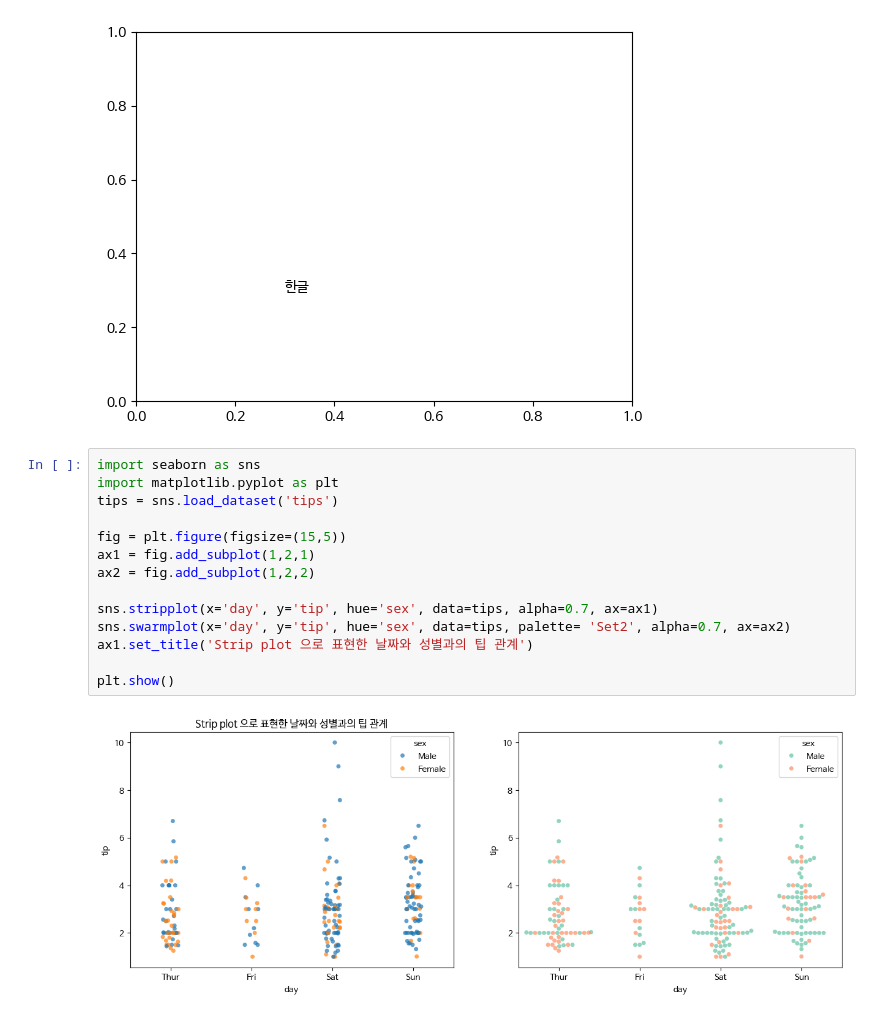
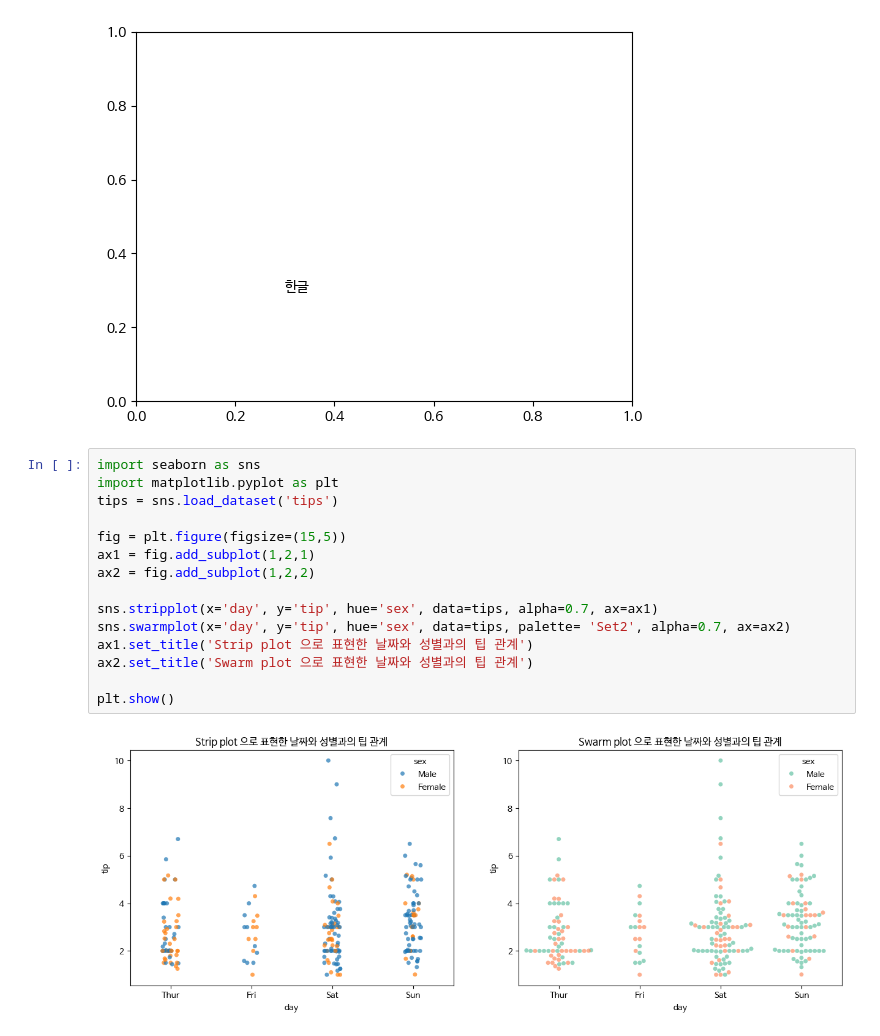
Before and after one commit to pmj8298/python1, a Jupyter notebook: python11_시본(팁문화분석).ipynb, the cells around one changed output. Drawn from its saved outputs; the diff is of its cells as text.

```diff
--- a/python11_시본(팁문화분석).ipynb
+++ b/python11_시본(팁문화분석).ipynb
@@ -68,16 +68,17 @@ Text(0.3, 0.3, '한글')
 # %%
 import seaborn as sns
 import matplotlib.pyplot as plt
 tips = sns.load_dataset('tips')
 
 fig = plt.figure(figsize=(15,5))
 ax1 = fig.add_subplot(1,2,1)
 ax2 = fig.add_subplot(1,2,2)
 
 sns.stripplot(x='day', y='tip', hue='sex', data=tips, alpha=0.7, ax=ax1)
 sns.swarmplot(x='day', y='tip', hue='sex', data=tips, palette= 'Set2', alpha=0.7, ax=ax2)
 ax1.set_title('Strip plot 으로 표현한 날짜와 성별과의 팁 관계')
+ax2.set_title('Swarm plot 으로 표현한 날짜와 성별과의 팁 관계')
 
 plt.show()
 # %% [output]
-[figure, old version]
+[figure, new version]
```
